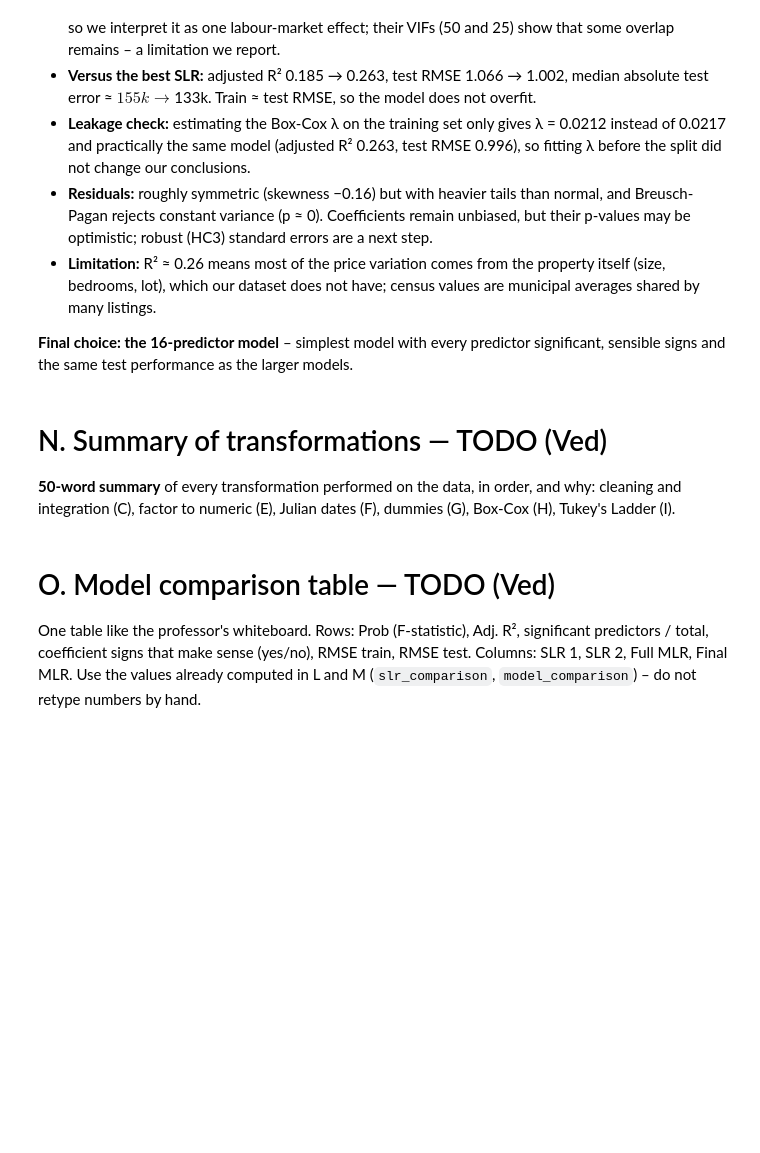
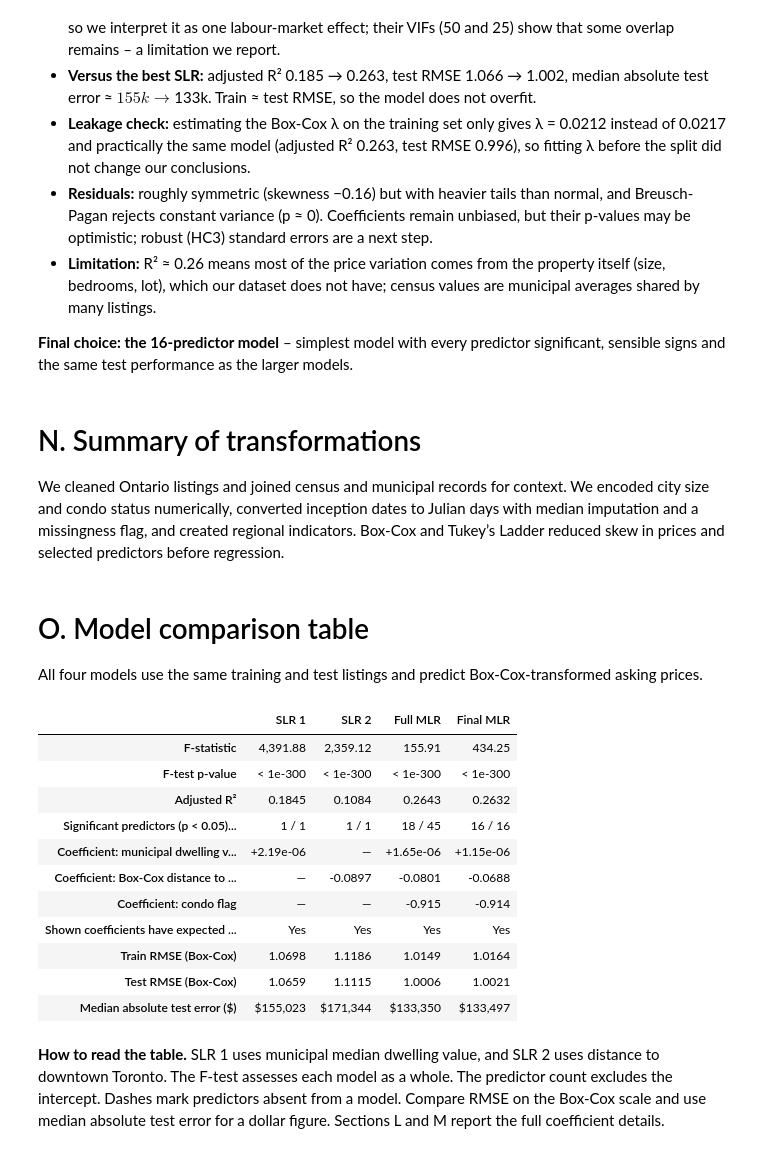
Before and after one commit to antoniosg2025-stack/PROG8431_Group5, a Jupyter notebook: ProblemAnalysisWorkshopC/Workshop_C_Linear_Regression.ipynb, the cells around one changed output. Cells and saved outputs as stored; diff of their text form; code cells hidden in the pictures; blank space fills up the shorter version.

```diff
--- a/ProblemAnalysisWorkshopC/Workshop_C_Linear_Regression.ipynb
+++ b/ProblemAnalysisWorkshopC/Workshop_C_Linear_Regression.ipynb
@@ -1225,14 +1225,77 @@ print(f"Condo effect at the median listing: ${price_house:,.0f} -> ${price_condo
 test performance as the larger models.
 # %% [markdown]
 <!-- PART 3 – OWNER: Ved -->
-# N. Summary of transformations — TODO (Ved)
+# N. Summary of transformations
 
-**50-word summary** of every transformation performed on the data, in order, and why: cleaning and integration (C),
-factor to numeric (E), Julian dates (F), dummies (G), Box-Cox (H), Tukey's Ladder (I).
+We cleaned Ontario listings and joined census and municipal records for context. We encoded city size and condo status numerically, converted inception dates to Julian days with median imputation and a missingness flag, and created regional indicators. Box-Cox and Tukey’s Ladder reduced skew in prices and selected predictors before regression.
 # %% [markdown]
-# O. Model comparison table — TODO (Ved)
+# O. Model comparison table
 
-One table like the professor's whiteboard. Rows: Prob (F-statistic), Adj. R², significant predictors / total,
-coefficient signs that make sense (yes/no), RMSE train, RMSE test. Columns: SLR 1, SLR 2, Full MLR, Final MLR.
-Use the values already computed in L and M (`slr_comparison`, `model_comparison`) – do not retype numbers by hand.
+All four models use the same training and test listings and predict Box-Cox-transformed asking prices.
+# %%
+slr_one, slr_two = SLR_PREDICTORS
+closing_models = {
+    "SLR 1": slr_models[slr_one],
+    "SLR 2": slr_models[slr_two],
+    "Full MLR": full_model,
+    "Final MLR": final_model,
+}
+closing_metrics = pd.DataFrame({
+    "SLR 1": slr_comparison[f"SLR: {slr_one}"],
+    "SLR 2": slr_comparison[f"SLR: {slr_two}"],
+    "Full MLR": model_comparison["Full MLR"],
+    "Final MLR": model_comparison["Final MLR (one measure per concept)"],
+})
+
+# Show how the same three coefficients behave wherever they appear.
+expected_signs = {slr_one: 1, slr_two: -1, "is_condo_unit": -1}
+coefficient_labels = {
+    slr_one: "Coefficient: municipal dwelling value",
+    slr_two: "Coefficient: Box-Cox distance to Toronto",
+    "is_condo_unit": "Coefficient: condo flag",
+}
+
+closing_columns = {}
+for label, model in closing_models.items():
+    metrics = closing_metrics[label]
+    p_values = model.pvalues.drop("Intercept")
+    coefficients = model.params.reindex(expected_signs)
+    present = coefficients.dropna()
+    signs_match = all(np.sign(value) == expected_signs[name] for name, value in present.items())
+    f_p_value = metrics["Prob (F-statistic)"]
+
+    rows = {
+        "F-statistic": f"{metrics['F-statistic']:,.2f}",
+        "F-test p-value": f"{f_p_value:.2e}" if f_p_value > 0 else "< 1e-300",
+        "Adjusted R²": f"{metrics['Adj. R-squared']:.4f}",
+        "Significant predictors (p < 0.05) / total": f"{p_values.lt(0.05).sum()} / {len(p_values)}",
+    }
+    rows.update({
+        coefficient_labels[name]: f"{value:+.3g}" if pd.notna(value) else "—"
+        for name, value in coefficients.items()
+    })
+    rows.update({
+        "Shown coefficients have expected signs": "Yes" if signs_match else "No",
+        "Train RMSE (Box-Cox)": f"{metrics['RMSE train (Box-Cox)']:.4f}",
+        "Test RMSE (Box-Cox)": f"{metrics['RMSE test (Box-Cox)']:.4f}",
+        "Median absolute test error ($)": f"${metrics['Median abs. error test ($)']:,.0f}",
+    })
+    closing_columns[label] = rows
+
+display(pd.DataFrame(closing_columns))
+# %% [output]
+|  | SLR 1 | SLR 2 | Full MLR | Final MLR |
+| F-statistic | 4,391.88 | 2,359.12 | 155.91 | 434.25 |
+| F-test p-value | < 1e-300 | < 1e-300 | < 1e-300 | < 1e-300 |
+| Adjusted R² | 0.1845 | 0.1084 | 0.2643 | 0.2632 |
+| Significant predictors (p < 0.05)... | 1 / 1 | 1 / 1 | 18 / 45 | 16 / 16 |
+| Coefficient: municipal dwelling v... | +2.19e-06 | — | +1.65e-06 | +1.15e-06 |
+| Coefficient: Box-Cox distance to ... | — | -0.0897 | -0.0801 | -0.0688 |
+| Coefficient: condo flag | — | — | -0.915 | -0.914 |
+| Shown coefficients have expected ... | Yes | Yes | Yes | Yes |
+| Train RMSE (Box-Cox) | 1.0698 | 1.1186 | 1.0149 | 1.0164 |
+| Test RMSE (Box-Cox) | 1.0659 | 1.1115 | 1.0006 | 1.0021 |
+| Median absolute test error ($) | $155,023 | $171,344 | $133,350 | $133,497 |
+# %% [markdown]
+**How to read the table.** SLR 1 uses municipal median dwelling value, and SLR 2 uses distance to downtown Toronto. The F-test assesses each model as a whole. The predictor count excludes the intercept. Dashes mark predictors absent from a model. Compare RMSE on the Box-Cox scale and use median absolute test error for a dollar figure. Sections L and M report the full coefficient details.
 # %% [markdown]
```
Also changed, not shown: parts of 5 cells of this notebook, 1 other file.
